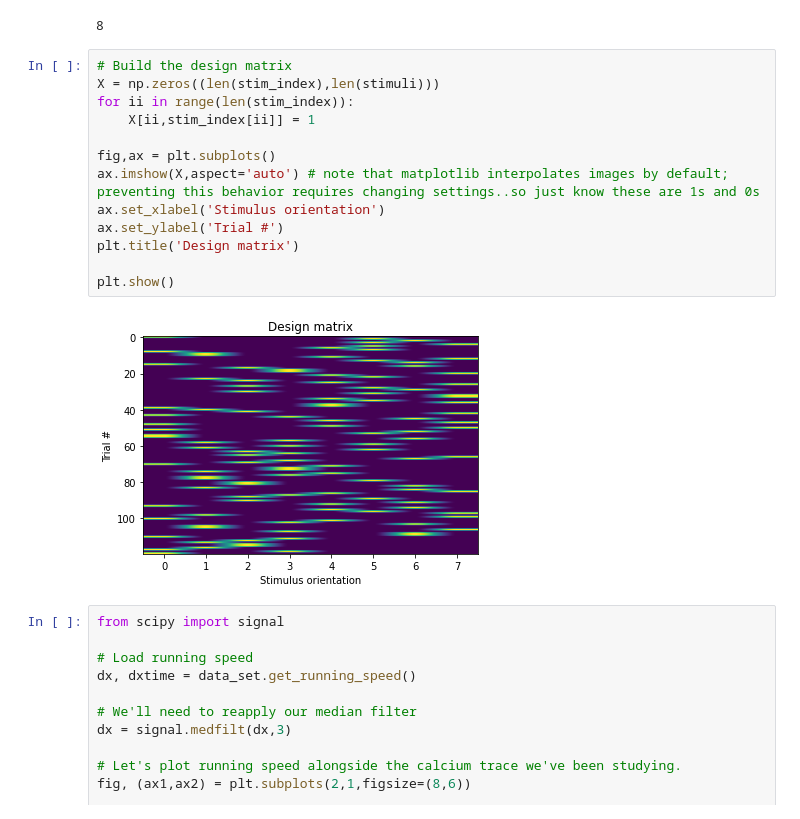
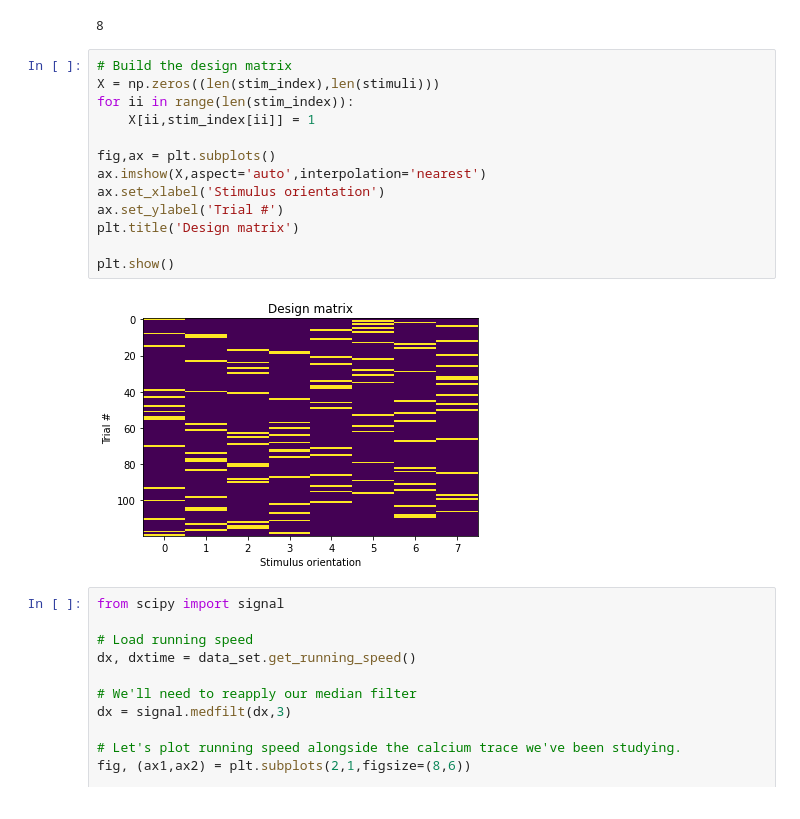
Before and after one commit to AllenInstitute/swdb_neural_encoding, a Jupyter notebook: code/Day1Exercises_w_solutions.ipynb, the cells around one changed output. Cells and saved outputs as stored; diff of their text form.

```diff
--- a/code/Day1Exercises_w_solutions.ipynb
+++ b/code/Day1Exercises_w_solutions.ipynb
@@ -566,18 +566,18 @@ print(len(stimuli))
 # %%
 # Build the design matrix
 X = np.zeros((len(stim_index),len(stimuli)))
 for ii in range(len(stim_index)):
     X[ii,stim_index[ii]] = 1
 
 fig,ax = plt.subplots()
-ax.imshow(X,aspect='auto') # note that matplotlib interpolates images by default; preventing this behavior requires changing settings..so just know these are 1s and 0s
+ax.imshow(X,aspect='auto',interpolation='nearest')
 ax.set_xlabel('Stimulus orientation')
 ax.set_ylabel('Trial #')
 plt.title('Design matrix')
 
 plt.show()
 # %% [output]
-[figure, old version]
+[figure, new version]
 # %%
 from scipy import signal
 
```
Also changed, not shown: parts of 19 cells of this notebook, 1 other file.
